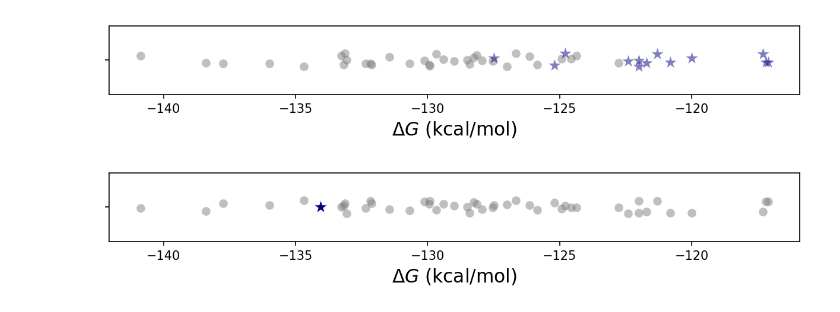
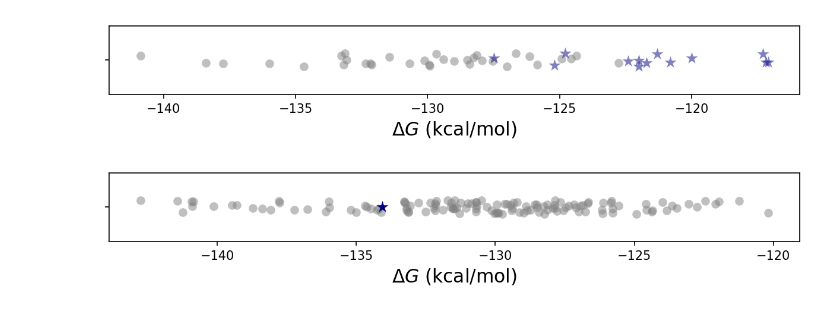
Before and after one commit to aplatt22/ncb_stability, a Jupyter notebook: Figure_Creation/kinetic_thermodynamic_correlation.ipynb, the cells around one changed output. Cells and saved outputs as stored; diff of their text form; code cells hidden in the pictures.

Commit message:
corrected error in figure generation

```diff
--- a/Figure_Creation/kinetic_thermodynamic_correlation.ipynb
+++ b/Figure_Creation/kinetic_thermodynamic_correlation.ipynb
@@ -140,17 +140,17 @@ Text(0.5, 0, '$\\Delta G$ (kcal/mol)')
 # %%
 # stripplot showing stability of library BMCs vs NMNH 1-
 nmnh_stability = [-134.065375] #kcal/mol
 
 # strip plot colored by current library or new
 f = plt.figure(figsize=(10,1),dpi=150)
-sns.stripplot(x=large_set_corr_data['dG_C5'], color='#808080', size=7, alpha=0.5,
+sns.stripplot(x=dft_data['dG_C5'], color='#808080', size=7, alpha=0.5,
               edgecolors='#808080',marker='o')
-sns.stripplot(x=new_corr['dG_C5'], color='#808080',size=7, alpha=0.5,
-              edgecolors='#000080', marker='o')
+# sns.stripplot(x=new_corr['dG_C5'], color='#808080',size=7, alpha=0.5,
+#               edgecolors='#000080', marker='o')
 sns.stripplot(x=nmnh_stability, color='#000080', size=10, alpha=1,
               edgecolor='#000080', marker='*')
 plt.xlabel(r'$\Delta G$ (kcal/mol)',fontsize=15)
 
-# plt.savefig('dG_comparison_library_vs_nmnh1-.svg',dpi=400)
+plt.savefig('dG_comparison_library_vs_nmnh1-.svg',dpi=400)
 # %% [output]
-[figure, old version]
+[figure, new version]
```
